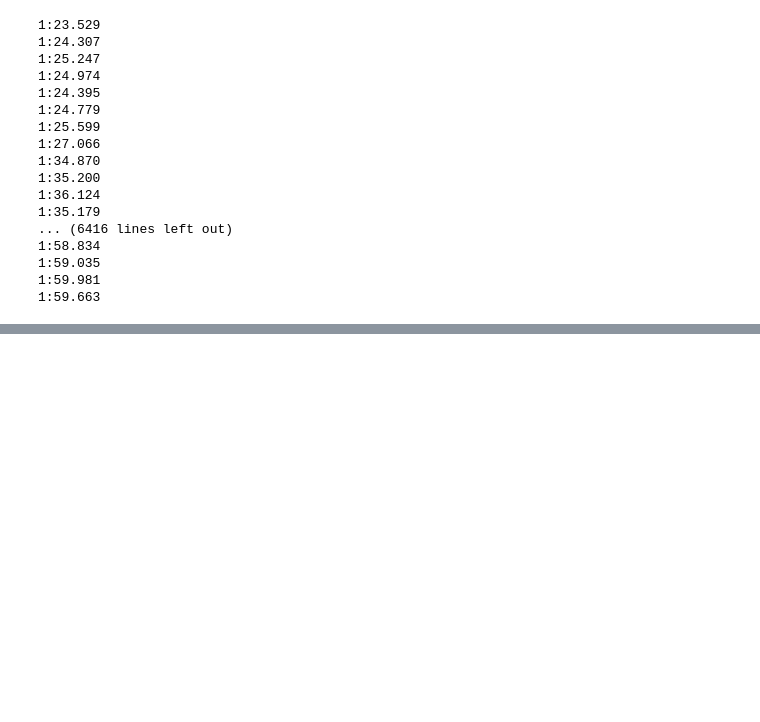
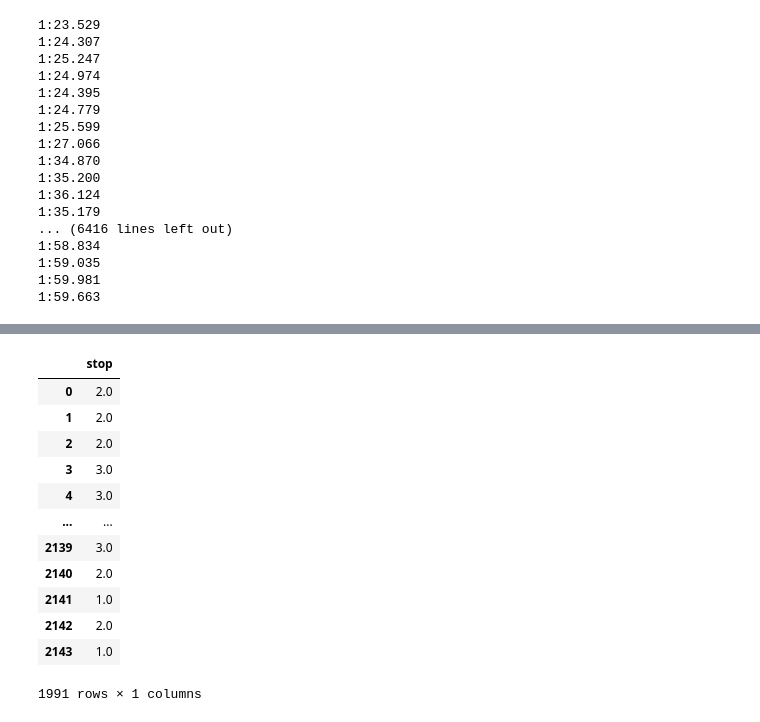
Before and after one commit to EmreKARABLT/F1, a Jupyter notebook: da.ipynb, the cells around one changed output, grey strips where cells are left out. Saved outputs shown, nothing was run; the diff lists cells and outputs as text; code cells hidden in the pictures; blank space fills up the shorter version.

```diff
--- a/da.ipynb
+++ b/da.ipynb
@@ -164,0 +159,16 @@ ModuleNotFoundError: No module named 'tensorflow'
+# %%
+y
+# %% [output]
+|  | stop |
+| 0 | 2.0 |
+| 1 | 2.0 |
+| 2 | 2.0 |
+| 3 | 3.0 |
+| 4 | 3.0 |
+| ... | ... |
+| 2139 | 3.0 |
+| 2140 | 2.0 |
+| 2141 | 1.0 |
+| 2142 | 2.0 |
+| 2143 | 1.0 |
+1991 rows × 1 columns
```
Also changed, not shown: parts of 32 cells of this notebook.
